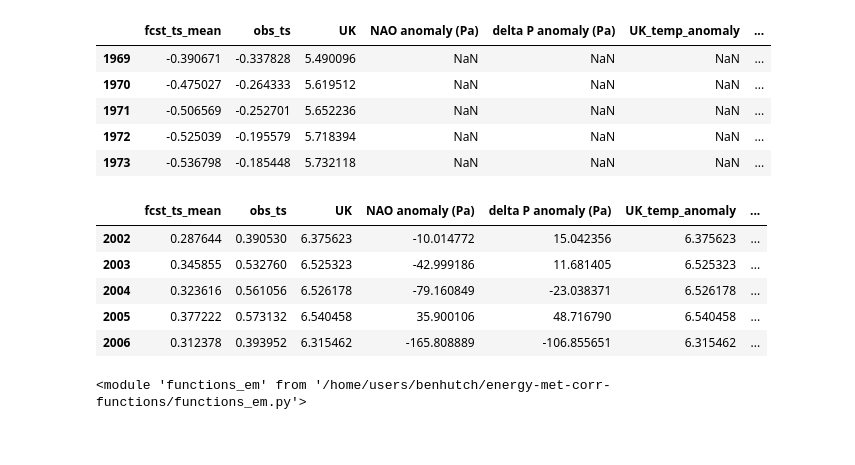
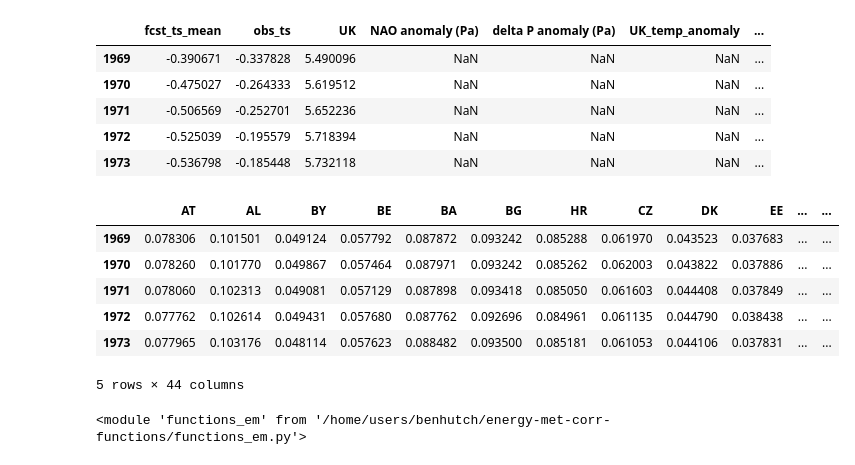
Before and after one commit to benhutchmet/energy-met-corr, a Jupyter notebook: testing-shapefiles.ipynb, the cells around one changed output. Cells and saved outputs as stored; diff of their text form; code cells hidden in the pictures.

```diff
--- a/testing-shapefiles.ipynb
+++ b/testing-shapefiles.ipynb
@@ -129,7 +140,7 @@ merged_df.head()
 # %%
-# restrict merged_df to the index, fcst_ts_mean and obs_ts and UK
-merged_df_subset = merged_df[[
-    "fcst_ts_mean",
-    "obs_ts",
-    "UK",
-]]
+# # restrict merged_df to the index, fcst_ts_mean and obs_ts and UK
+# merged_df_subset = merged_df[[
+#     "fcst_ts_mean",
+#     "obs_ts",
+#     "UK",
+# ]]
@@ -145,6 +149,6 @@ merged_df_subset.head()
 # %%
 # path to file
-path = "/home/users/benhutch/NGrid_demand/csv_files/ERA5_climate_indices_demand_Thornton_Bloomfield_8yrRM_ONDJFM.csv"
+path = "/home/users/benhutch/energy-sotcr-2023/data/ERA5_wd_demand_UK_1940_2023_daily.csv"
 
 # open the file
 demand_df = pd.read_csv(path)
@@ -159,0 +164,9 @@ demand_df.head()
+# %%
+# process the data
+demand_df["date"] = pd.to_datetime(demand_df["Unnamed: 0"])
+
+# set the date as the index
+demand_df.set_index("date", inplace=True)
+
+# drop the unnamed column
+demand_df.drop("Unnamed: 0", axis=1, inplace=True)
@@ -670,14 +761,15 @@ finite_indices = np.isfinite(merged_df['gas_demand_5yrRmean'])
 # Apply this to the entire dataframe
 filtered_df = merged_df[finite_indices]
 # %%
-filtered_df.head()
+merged_df.head()
 # %% [output]
-|  | fcst_ts_mean | obs_ts | UK | NAO anomaly (Pa) | delta P anomaly (Pa) | UK_temp_anomaly | ... |
-| 2002 | 0.287644 | 0.390530 | 6.375623 | -10.014772 | 15.042356 | 6.375623 | ... |
-| 2003 | 0.345855 | 0.532760 | 6.525323 | -42.999186 | 11.681405 | 6.525323 | ... |
-| 2004 | 0.323616 | 0.561056 | 6.526178 | -79.160849 | -23.038371 | 6.526178 | ... |
-| 2005 | 0.377222 | 0.573132 | 6.540458 | 35.900106 | 48.716790 | 6.540458 | ... |
-| 2006 | 0.312378 | 0.393952 | 6.315462 | -165.808889 | -106.855651 | 6.315462 | ... |
+|  | AT | AL | BY | BE | BA | BG | HR | CZ | DK | EE | ... | ... |
+| 1969 | 0.078306 | 0.101501 | 0.049124 | 0.057792 | 0.087872 | 0.093242 | 0.085288 | 0.061970 | 0.043523 | 0.037683 | ... | ... |
+| 1970 | 0.078260 | 0.101770 | 0.049867 | 0.057464 | 0.087971 | 0.093242 | 0.085262 | 0.062003 | 0.043822 | 0.037886 | ... | ... |
+| 1971 | 0.078060 | 0.102313 | 0.049081 | 0.057129 | 0.087898 | 0.093418 | 0.085050 | 0.061603 | 0.044408 | 0.037849 | ... | ... |
+| 1972 | 0.077762 | 0.102614 | 0.049431 | 0.057680 | 0.087762 | 0.092696 | 0.084961 | 0.061135 | 0.044790 | 0.038438 | ... | ... |
+| 1973 | 0.077965 | 0.103176 | 0.048114 | 0.057623 | 0.088482 | 0.093500 | 0.085181 | 0.061053 | 0.044106 | 0.037831 | ... | ... |
+5 rows × 44 columns
 # %%
 # reload functions
 importlib.reload(funcs)
```
Also changed, not shown: parts of 19 cells of this notebook, 1 other file.
